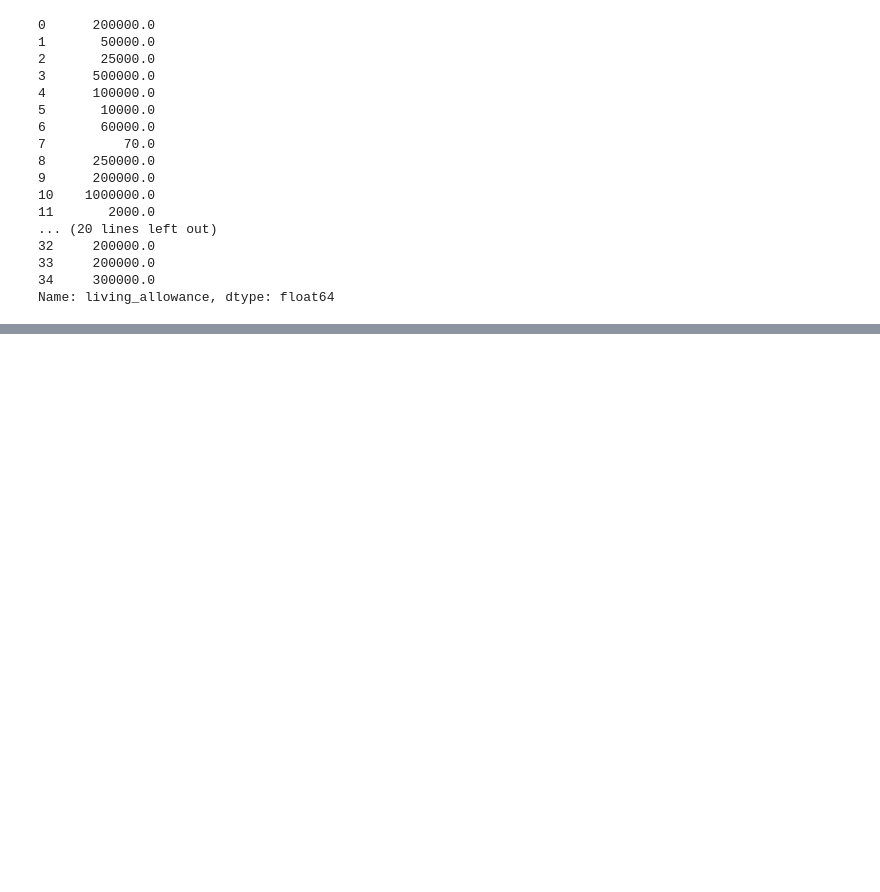
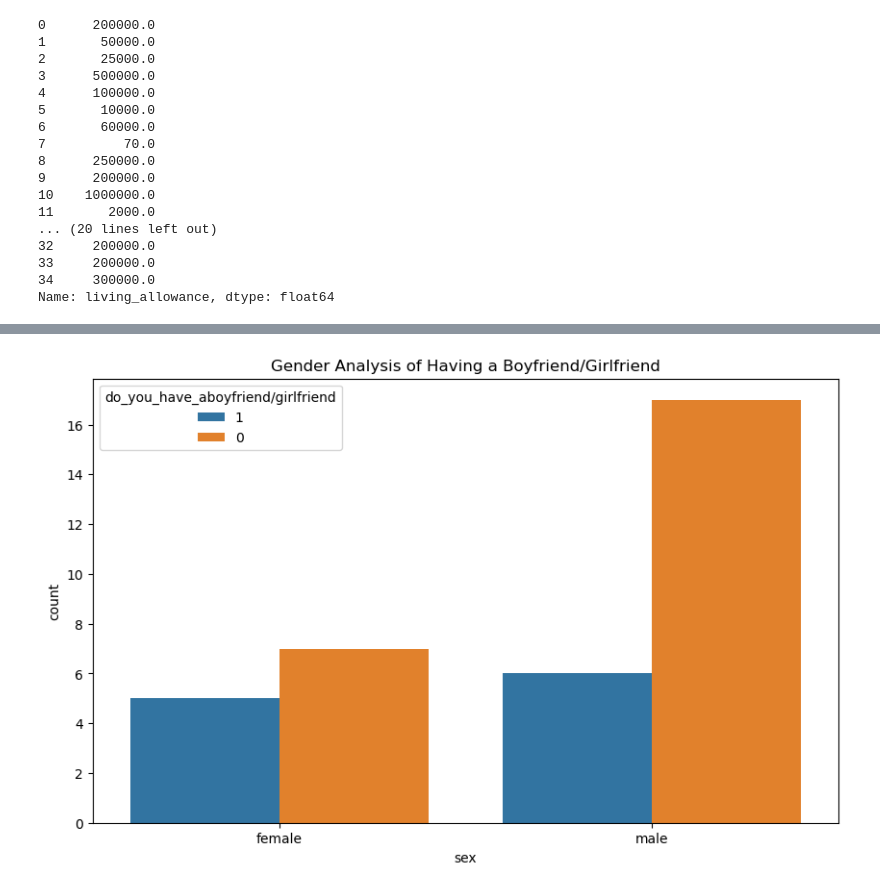
Before and after one commit to Liven-Allan/Lutalo_Allan_22-U-3330-PS, a Jupyter notebook: Python/Day8_Morning/lutalo_allan_day8c.ipynb, the cells around one changed output, grey strips where cells are left out. Saved outputs shown, nothing was run; the diff lists cells and outputs as text; code cells hidden in the pictures; blank space fills up the shorter version.

```diff
--- a/Python/Day8_Morning/lutalo_allan_day8c.ipynb
+++ b/Python/Day8_Morning/lutalo_allan_day8c.ipynb
@@ -139,0 +144,8 @@ NameError: name 'plt' is not defined
+# %%
+# Gender analysis of those who have a boyfriend or girlfriend
+plt.figure(figsize=(10, 6))
+sns.countplot(x='sex', hue='do_you_have_aboyfriend/girlfriend', data=df)
+plt.title('Gender Analysis of Having a Boyfriend/Girlfriend')
+plt.show()
+# %% [output]
+[figure, added]
```
Also changed, not shown: parts of 12 cells of this notebook.
